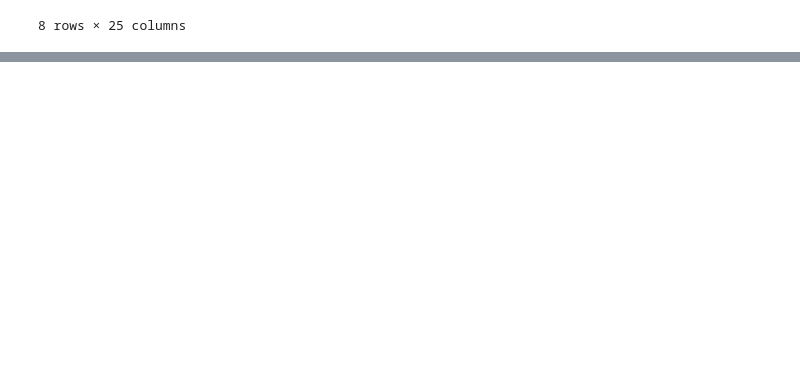
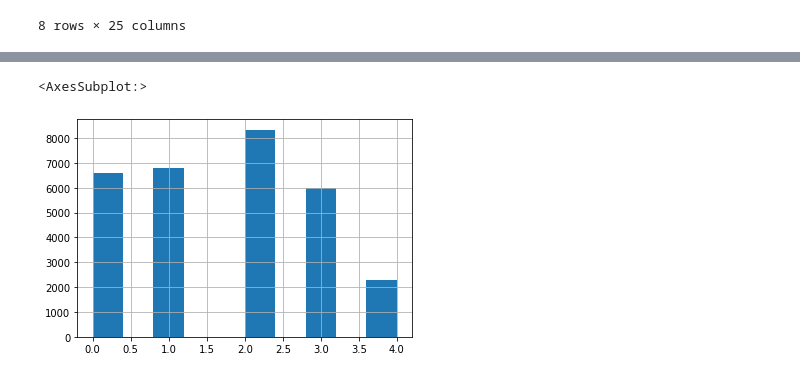
Before and after one commit to krisograbek/comet, a Jupyter notebook: testing/test.ipynb, the cells around one changed output, grey strips where cells are left out. Cells and saved outputs as stored; diff of their text form; code cells hidden in the pictures; blank space fills up the shorter version.

```diff
--- a/testing/test.ipynb
+++ b/testing/test.ipynb
@@ -95,0 +97,12 @@ dtype: int64
+# %%
+# define bins
+ccc["age_bins"] = pd.cut(ccc["AGE"],
+                        bins=[0, 27, 32, 40, 50, np.inf],
+                        labels=[1, 2, 3, 4, 5])
+# convert to numerical
+ccc["age_bins"] = ccc["age_bins"].cat.codes
+
+ccc["age_bins"].hist()
+# %% [output]
+<AxesSubplot:>
+[figure, added]
```
Also changed, not shown: parts of 23 cells of this notebook, 1 other file.
